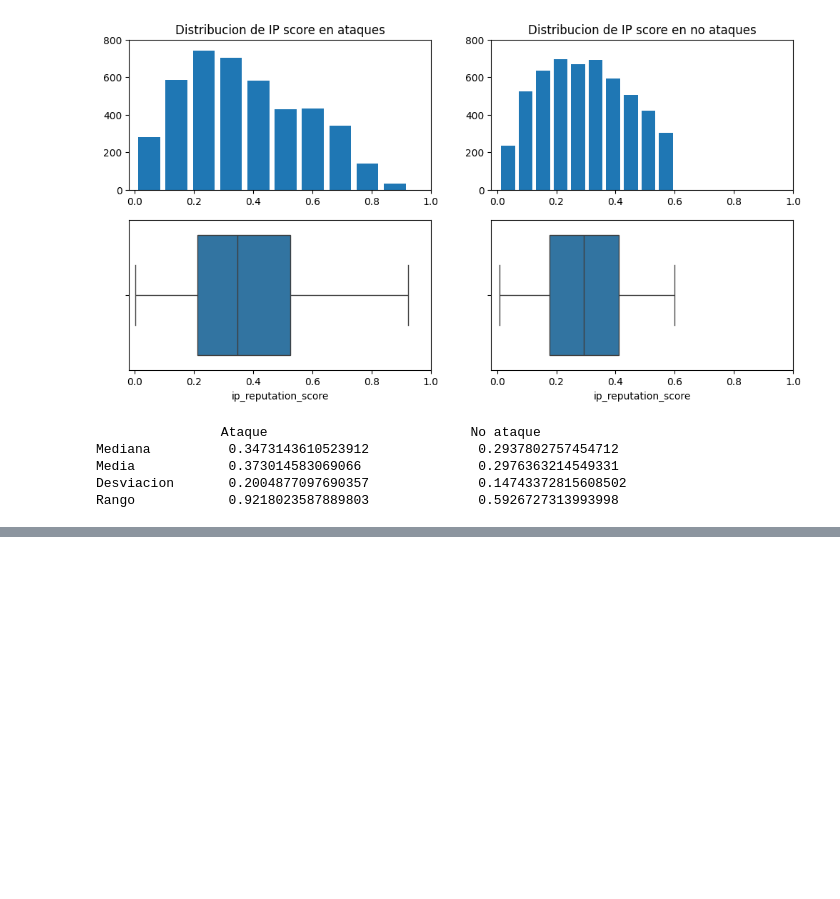
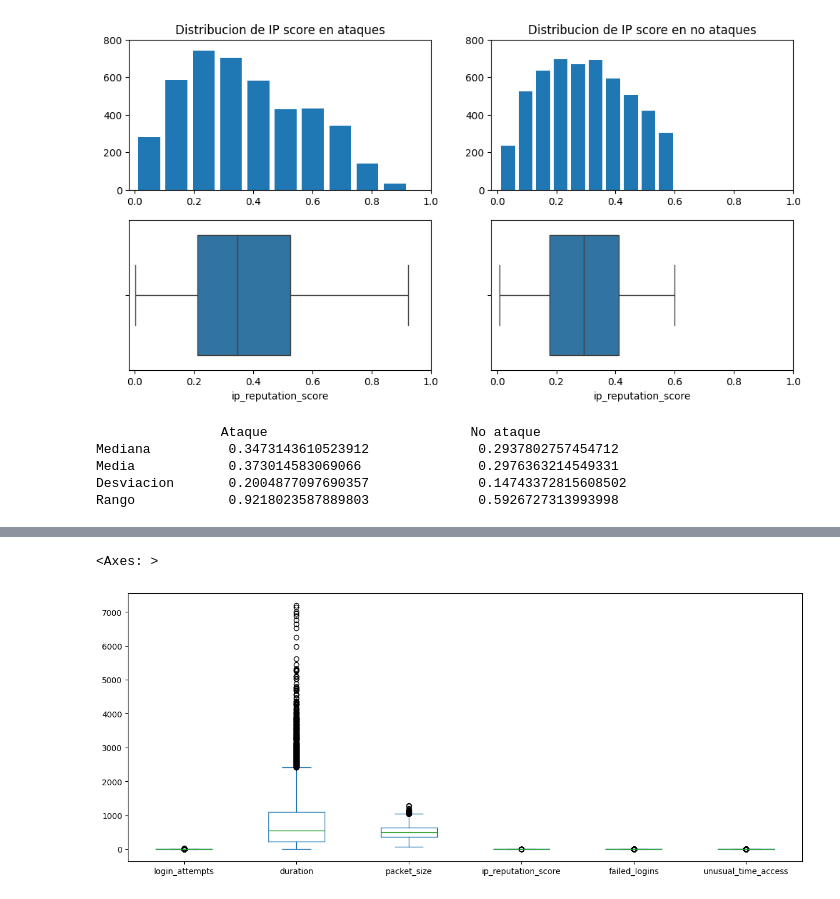
Before and after one commit to JeronimoMarg/tp_cienciaDeDatos, a Jupyter notebook: TP.ipynb, the cells around one changed output, grey strips where cells are left out. Saved outputs shown, nothing was run; the diff lists cells and outputs as text; code cells hidden in the pictures; blank space fills up the shorter version.

```diff
--- a/TP.ipynb
+++ b/TP.ipynb
@@ -108,2 +76,0 @@ df.loc[pd.isnull(df.login_attempts)]
-# %%
-df.loc[pd.isnull(df.login_attempts), 'login_attempts'] = df[pd.notnull(df.login_attempts)]['login_attempts'].mean()
@@ -285,0 +211,2 @@ plt.show()
+# %%
+df.loc[pd.isnull(df.login_attempts), 'login_attempts'] = df[pd.notnull(df.login_attempts)]['login_attempts'].median()
@@ -285,0 +231,11 @@ plt.show()
+# %%
+df_notnull_encrypt = df.loc[pd.notnull(df.encryption_used)]
+conteo_aes = df_notnull_encrypt.loc[df_notnull_encrypt.encryption_used == 'AES'].count()
+conteo_des = df_notnull_encrypt.loc[df_notnull_encrypt.encryption_used == 'DES'].count()
+conteo_total = df_notnull_encrypt.shape[0]
+
+porcentaje_aes = (conteo_aes['encryption_used']/conteo_total)
+porcentaje_des = (conteo_des['encryption_used']/conteo_total)
+
+print('Conteo de encriptaciones: AES: ', conteo_aes['encryption_used'], ' DES: ', conteo_des['encryption_used'], 'Total: ', conteo_total)
+print('Porentaje de ecriptaciones: AES: ', porcentaje_aes*100, ' DES: ', porcentaje_des*100)
@@ -285,0 +245,15 @@ plt.show()
+# %%
+indices = df.loc[pd.isnull(df.encryption_used)].index
+conteo_nulos = df.loc[pd.isnull(df.encryption_used)].shape[0]
+
+N_aes = round((conteo_aes['encryption_used']/conteo_total) * conteo_nulos)
+N_des = round((conteo_des['encryption_used']/conteo_total) * conteo_nulos)
+
+df = df.copy()
+for index, row in df.iterrows():
+    if pd.isnull(row['encryption_used']):
+        random = np.random.rand()
+        if random > porcentaje_aes:
+            df.at[index, 'encryption_used'] = 'DES'
+        else:
+            df.at[index, 'encryption_used'] = 'AES'
@@ -285,0 +274,9 @@ plt.show()
+# %%
+## Boxplot para visualizar valores atípicos
+# Visualizamos la distribución de las distintas variables
+
+fig, ax = plt.subplots(figsize=(15,6))
+df.plot(kind='box', ax=ax)
+# %% [output]
+<Axes: >
+[figure, added]
```
Also changed, not shown: parts of 22 cells of this notebook.
